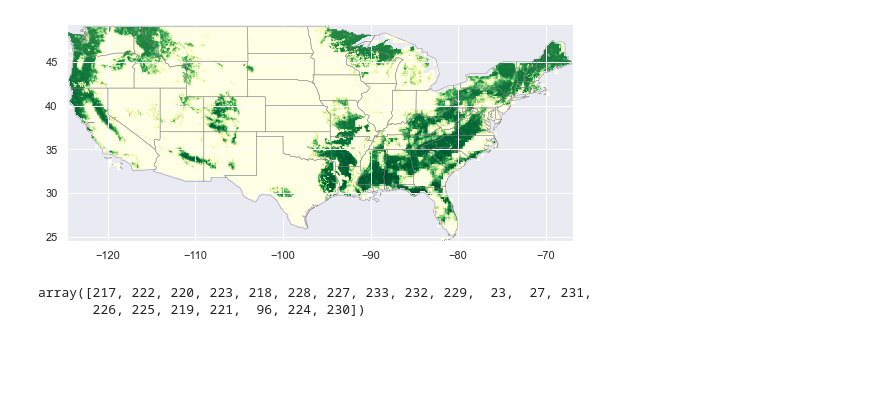
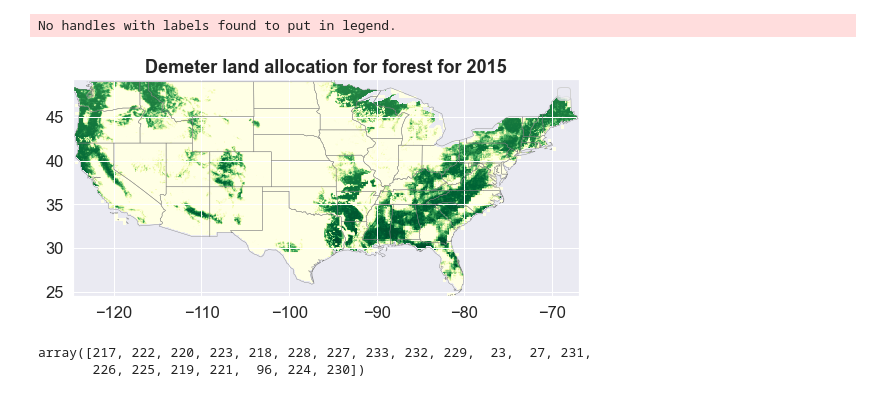
Before and after one commit to IMMM-SFA/im3vis, a Jupyter notebook: notebooks/trash.ipynb, the cells around one changed output. Drawn from its saved outputs; the diff is of its cells as text; code cells hidden in the pictures; blank space fills up the shorter version.

```diff
--- a/notebooks/trash.ipynb
+++ b/notebooks/trash.ipynb
@@ -37,4 +39,4 @@ gcam_df = pd.read_csv(gcam_projected_file)
 demeter_df = pd.read_csv(demeter_lc_file)
 
 rast = '/Users/d3y010/Desktop/rast.tif'
-dem_template = '/Users/d3y010/Desktop/demeter_conus_template.tif'
+dem_template = '/Users/d3y010/repos/github/im3vis/im3vis/data/demeter_conus_template.tif'
@@ -62,6 +83,26 @@ gdf = gpd.GeoDataFrame(demeter_usa_df, crs=crs, geometry=geometry)
 r = rasterio.open(dem_template)
 meta = r.meta.copy()
 meta.update(compress='lzw')
+
+# this is where we create a generator of geom, value pairs to use in rasterizing
+shapes = ((geom,value) for geom, value in zip(gdf.geometry, gdf['forest']))
+
+ds = write_memrast(meta, shapes)
+
+# write output to memory
+# with MemoryFile() as memfile:
+
+#     dataset = memfile.open(**meta)
+
+#     out_arr = dataset.read(1)
+
+#     # this is where we create a generator of geom, value pairs to use in rasterizing
+#     shapes = ((geom,value) for geom, value in zip(gdf.geometry, gdf['forest']))
+
+#     burned = features.rasterize(shapes=shapes, fill=meta['nodata'], out=out_arr, transform=dataset.transform)
+
+#     dataset.write_band(1, burned)
+
 
 with rasterio.open(rast, 'w+', **meta) as out:
 
@@ -72,15 +113,3 @@ with rasterio.open(rast, 'w+', **meta) as out:
 
     burned = features.rasterize(shapes=shapes, fill=meta['nodata'], out=out_arr, transform=out.transform)
     out.write_band(1, burned)
-# %%
-from matplotlib import pyplot as plt
-
-bdf = gpd.read_file('/Users/d3y010/projects/gis/natural_earth/ne_50m_conus.shp')
-
-with rasterio.open(rast) as src:
-    fig, ax = plt.subplots(1, figsize=(10, 4))
-
-    bdf.geometry.boundary.plot(ax=ax, color='grey', lw=0.4)
-    show(src, cmap='YlGn', ax=ax)
-# %% [output]
-[figure, removed]
@@ -87,3 +157,11 @@ with rasterio.open(rast) as src:
+# %%
+boundary_file = '/Users/d3y010/projects/gis/natural_earth/ne_50m_conus.shp'
+
+
+r = plot_conus_raster(boundary_file, gdf, 'forest', meta, target_year)
+# %% [output]
+No handles with labels found to put in legend.
+[figure, added]
 # %%
 gxf.basin_id.unique()
 # %% [output]
```
Also changed, not shown: parts of 5 cells of this notebook, 3 other files.
